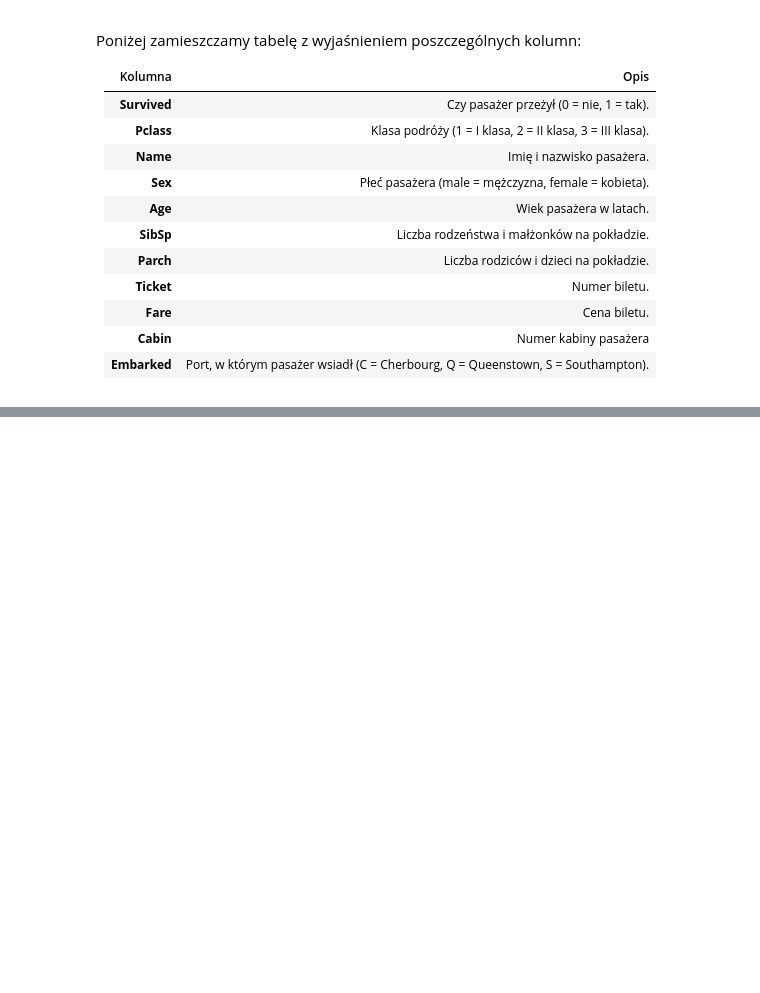
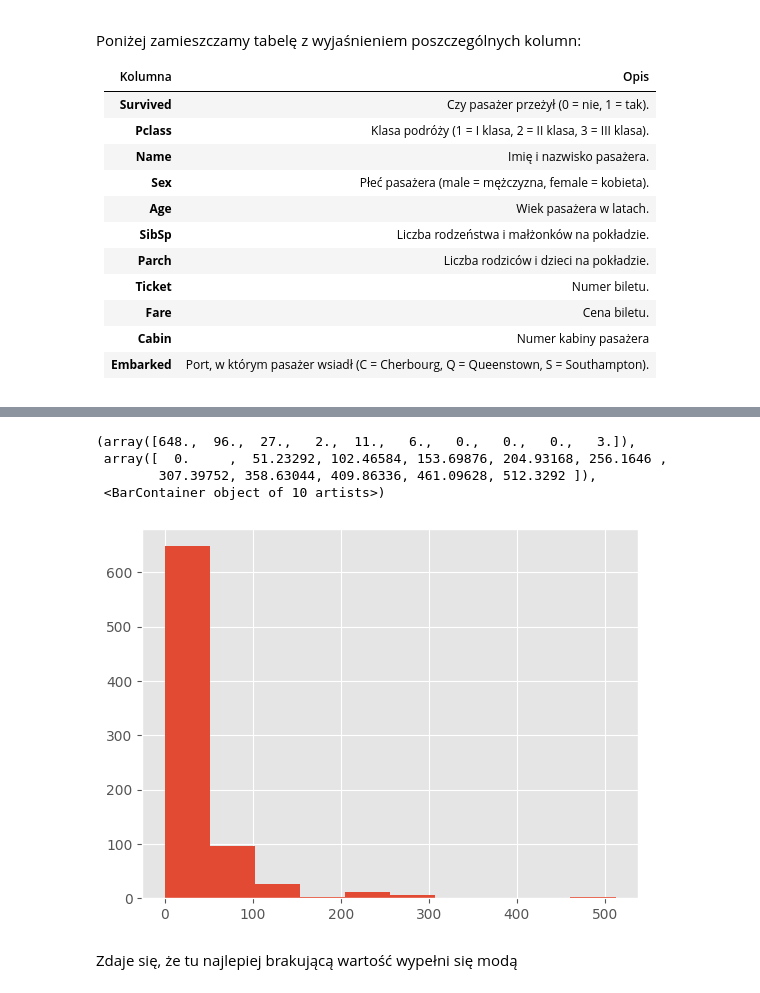
Before and after one commit to Solvro/ml-wakacyjne-wyzwanie-2025, a Jupyter notebook: 1_przetwarzanie_wizualizacja/EDA_zadanie.ipynb, the cells around one changed output, grey strips where cells are left out. Saved outputs shown, nothing was run; the diff lists cells and outputs as text; code cells hidden in the pictures; blank space fills up the shorter version.

```diff
--- a/1_przetwarzanie_wizualizacja/EDA_zadanie.ipynb
+++ b/1_przetwarzanie_wizualizacja/EDA_zadanie.ipynb
@@ -67,0 +162,3 @@ titanic_df = pd.read_csv(base_path / 'titanic.csv', index_col='PassengerId')
+# %%
+age_median = titanic_df["Age"].median()
+titanic_df["Age"].fillna(age_median, inplace=True)
@@ -67,0 +187,10 @@ titanic_df = pd.read_csv(base_path / 'titanic.csv', index_col='PassengerId')
+# %%
+plt.hist(titanic_df['Fare'])
+# %% [output]
+(array([648.,  96.,  27.,   2.,  11.,   6.,   0.,   0.,   0.,   3.]),
+ array([  0.     ,  51.23292, 102.46584, 153.69876, 204.93168, 256.1646 ,
+        307.39752, 358.63044, 409.86336, 461.09628, 512.3292 ]),
+ <BarContainer object of 10 artists>)
+[figure, added]
+# %% [markdown]
+Zdaje się, że tu najlepiej brakującą wartość wypełni się modą
```
Also changed, not shown: parts of 58 cells of this notebook.
